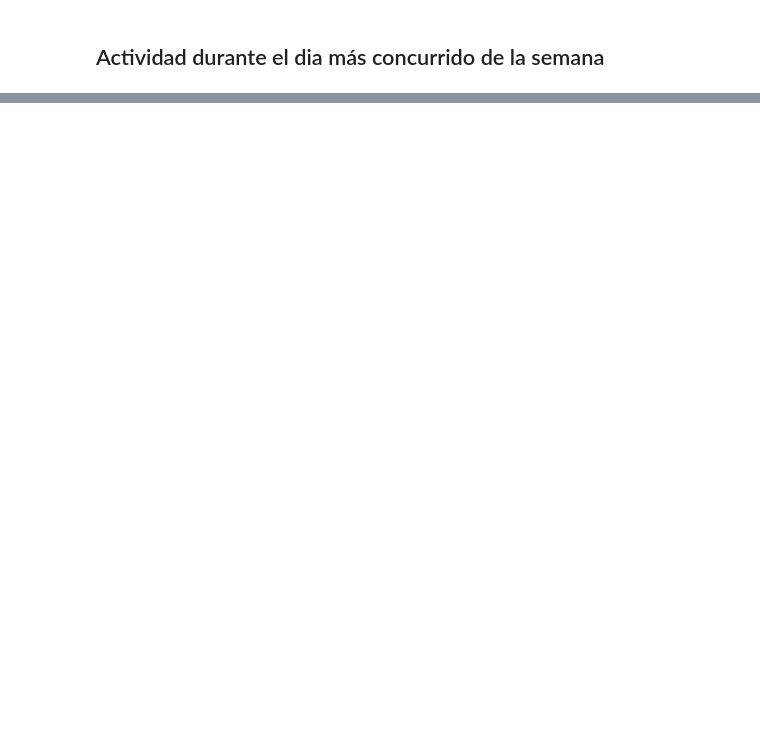
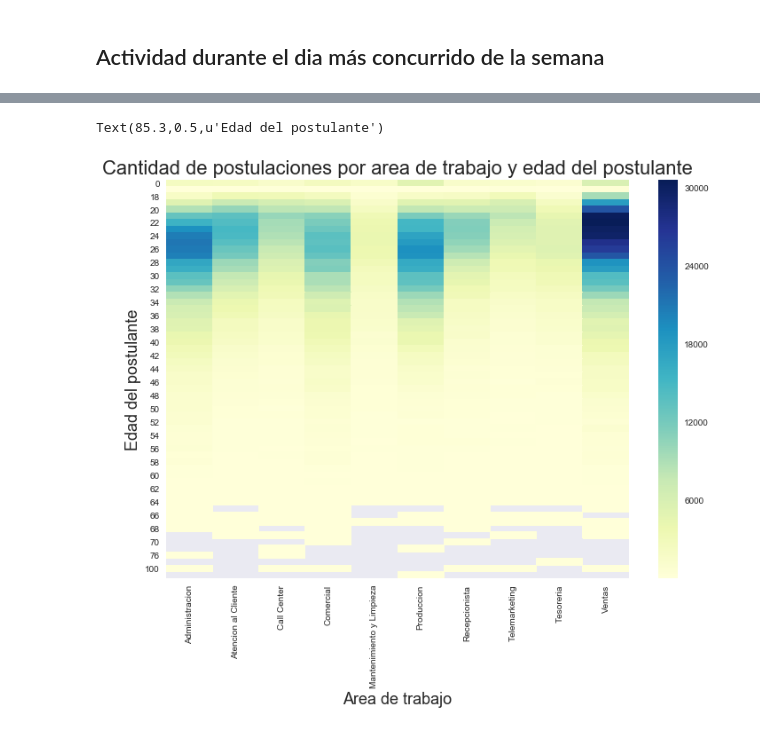
Before and after one commit to Mariano95/Analisis-exploratorio-de-datos, a Jupyter notebook: TP.ipynb, the cells around one changed output, grey strips where cells are left out. Drawn from its saved outputs; the diff is of its cells as text; code cells hidden in the pictures; blank space fills up the shorter version.

```diff
--- a/TP.ipynb
+++ b/TP.ipynb
@@ -639,0 +510,12 @@ Text(0,0.5,'Cantidad de postulaciones ')
+# %%
+#Voy a seguir usando el mismo df que obtuve del merge anterior, ahora lo junto con postulantes_genero_y_edad para obtener las
+#edades de quienes postulan
+
+postulaciones_x_avisos_detalle_x_postulantes = pd.merge(postulaciones_x_avisos_detalle, postulantes_genero_y_edad, on='idpostulante', how='inner')
+# %%
+#Del dataframe que acabo de formar me quedo solamente con los registros que pertenecen a las diez areas observadas
+
+#TODO: Cambiar B por un nombre mas descriptivo
+
+top_10_areas_con_mas_postulaciones = top_10_areas_con_mas_postulaciones.reset_index()
+B = pd.merge(postulaciones_x_avisos_detalle_x_postulantes, top_10_areas_con_mas_postulaciones, on='nombre_area', how='inner')
@@ -639,0 +543,20 @@ Text(0,0.5,'Cantidad de postulaciones ')
+# %%
+#Tabla pivot para poder graficar un heatmap
+
+C=B.pivot_table(index='edad', columns='nombre_area', values='idaviso_x', aggfunc='count')
+# %%
+#Cambio los nombres de las columnas para evitar problemas con las tildes
+
+C=C.rename(columns={'Administración':'Administracion','Atención al Cliente':'Atencion al Cliente','Producción':'Produccion','Tesorería':'Tesoreria'})
+# %%
+#Distribucion de postulantes por area segun edad de los mismos
+
+#TODO: Limpiar la tabla C, postulantes con edad 0 no tienen sentido por ejemplo.
+
+g = sns.heatmap(C,  cmap="YlGnBu")
+g.set_title("Cantidad de postulaciones por area de trabajo y edad del postulante", fontsize=22)
+g.set_xlabel("Area de trabajo",fontsize=18)
+g.set_ylabel("Edad del postulante", fontsize=18)
+# %% [output]
+Text(85.3,0.5,u'Edad del postulante')
+[figure, added]
```
Also changed, not shown: parts of 43 cells of this notebook.
